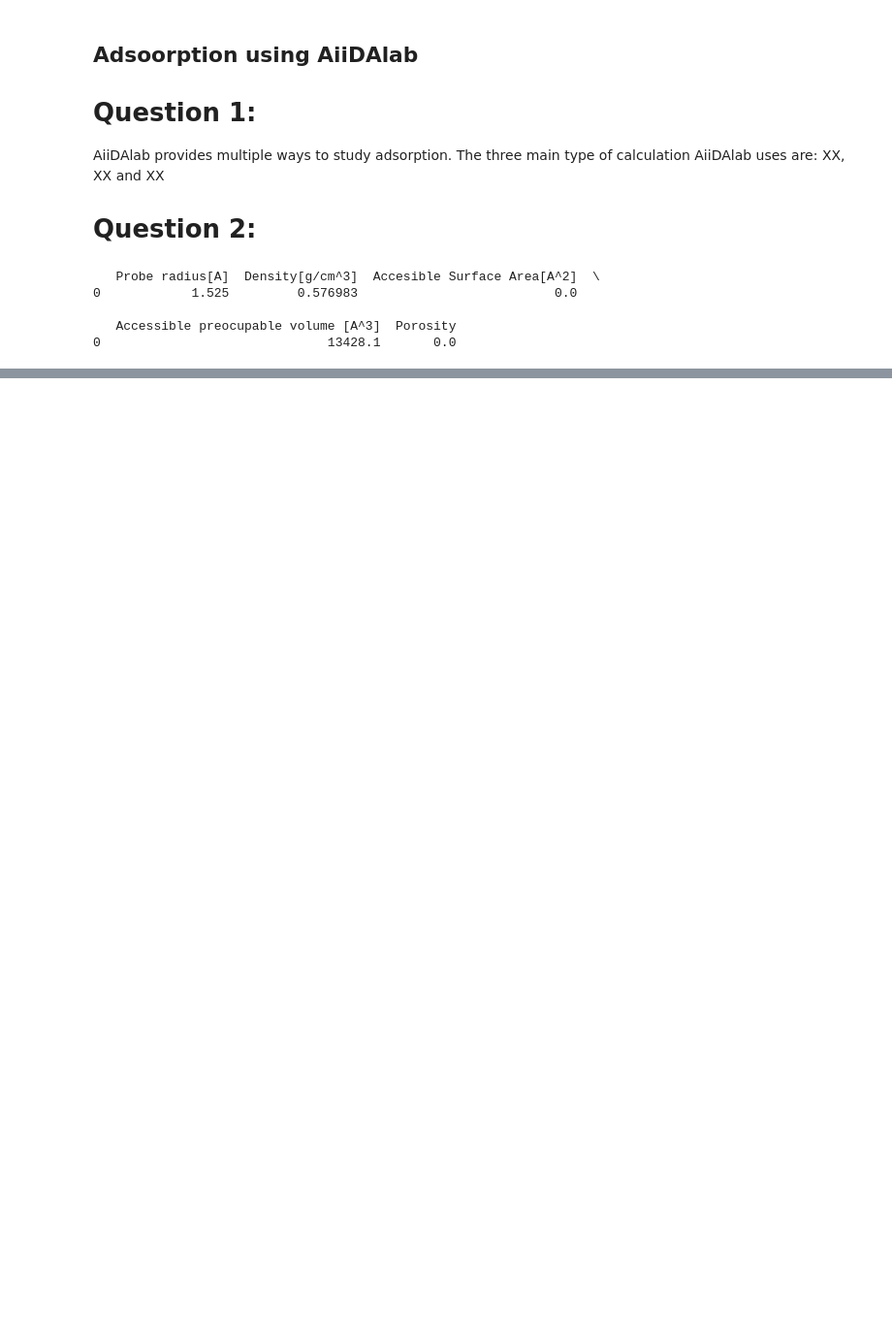
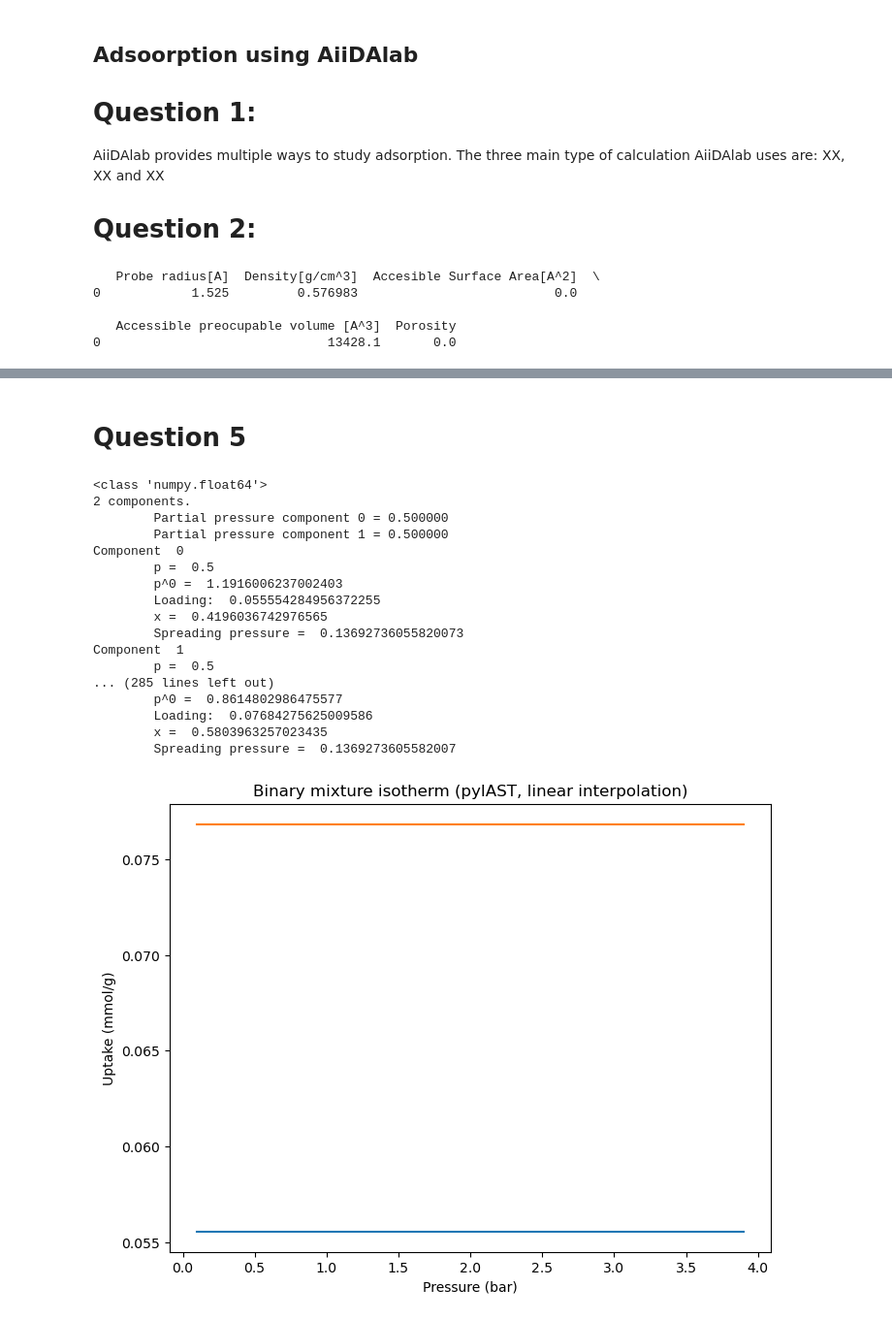
Before and after one commit to AloIsCoding/modeling-lab-project, a Jupyter notebook: Block 2/GroupA_Block2_Assignment2.ipynb, the cells around one changed output, grey strips where cells are left out. Shown at 97% size. Saved outputs shown, nothing was run; the diff lists cells and outputs as text; code cells hidden in the pictures; blank space fills up the shorter version.

```diff
--- a/Block 2/GroupA_Block2_Assignment2.ipynb
+++ b/Block 2/GroupA_Block2_Assignment2.ipynb
@@ -36,0 +71,56 @@ One can notice that the Henry coefficient for C0_2 is XX than CH_4 at 300 K, thi
+# %% [markdown]
+# Question 5
+# %%
+print(type(adsorption_co_2[0]))
+ch_panda=pd.DataFrame({"pressuree": pressure_x, "loadings":adsorption_ch_4})
+co_panda=pd.DataFrame({"pressuree": pressure_x, "loadings":adsorption_co_2})
+
+isotherm1 = pyiast.InterpolatorIsotherm(ch_panda, loading_key="loadings", pressure_key="pressuree")
+isotherm2 = pyiast.InterpolatorIsotherm(co_panda, loading_key="loadings", pressure_key="pressuree")
+# === Define binary gas mixture ===
+# Example: equimolar feed (50% comp1, 50% comp2)
+y = [0.5, 0.5]
+
+# Pressure range: 0.1 to 4.0, step 0.2
+P_range = np.arange(0.1, 4.01, 0.2)
+
+# Store mixture adsorption results
+mixture_loadings_chuptake= []
+mixture_loadings_couptake= []
+mixture_loadings = []
+
+for P in P_range:
+    res = pyiast.iast(y, [isotherm1, isotherm2], P)
+    mixture_loadings_chuptake.append(res[0])
+    mixture_loadings_couptake.append(res[1])
+    mixture_loadings.append(res)
+
+mixture_loadings = np.array(mixture_loadings)
+
+# === Plot results ===
+plt.figure(figsize=(8,6))
+plt.plot(P_range, mixture_loadings[:,0], label="CH_4 uptake")
+plt.plot(P_range, mixture_loadings[:,1], label="C0_2 uptake")
+plt.xlabel("Pressure (bar)")
+plt.ylabel("Uptake (mmol/g)")
+plt.title("Binary mixture isotherm (pyIAST, linear interpolation)")
+plt.show()
+# %% [output]
+<class 'numpy.float64'>
+2 components.
+        Partial pressure component 0 = 0.500000
+        Partial pressure component 1 = 0.500000
+Component  0
+        p =  0.5
+        p^0 =  1.1916006237002403
+        Loading:  0.055554284956372255
+        x =  0.4196036742976565
+        Spreading pressure =  0.13692736055820073
+Component  1
+        p =  0.5
+... (285 lines left out)
+        p^0 =  0.8614802986475577
+        Loading:  0.07684275625009586
+        x =  0.5803963257023435
+        Spreading pressure =  0.1369273605582007
+[figure, added]
```
Also changed, not shown: parts of 5 cells of this notebook, 1 other file.
